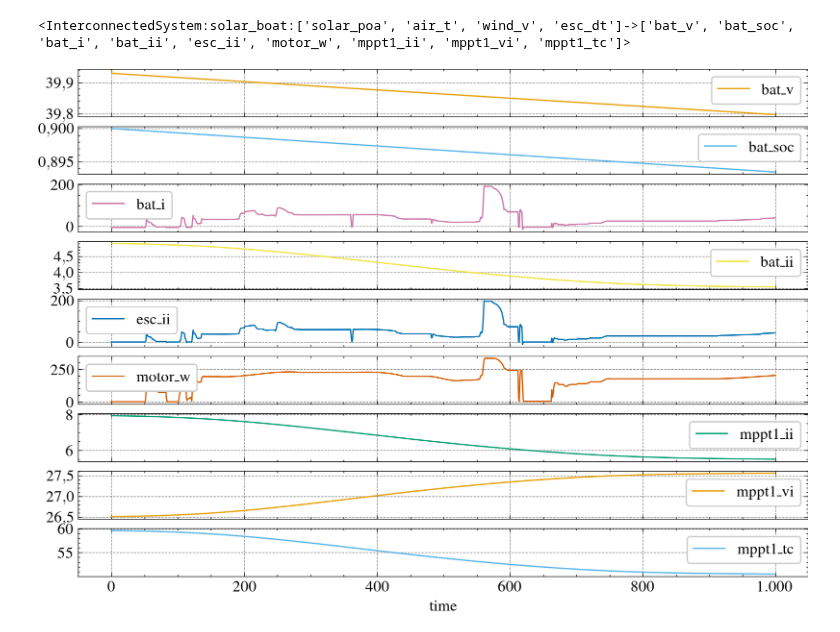
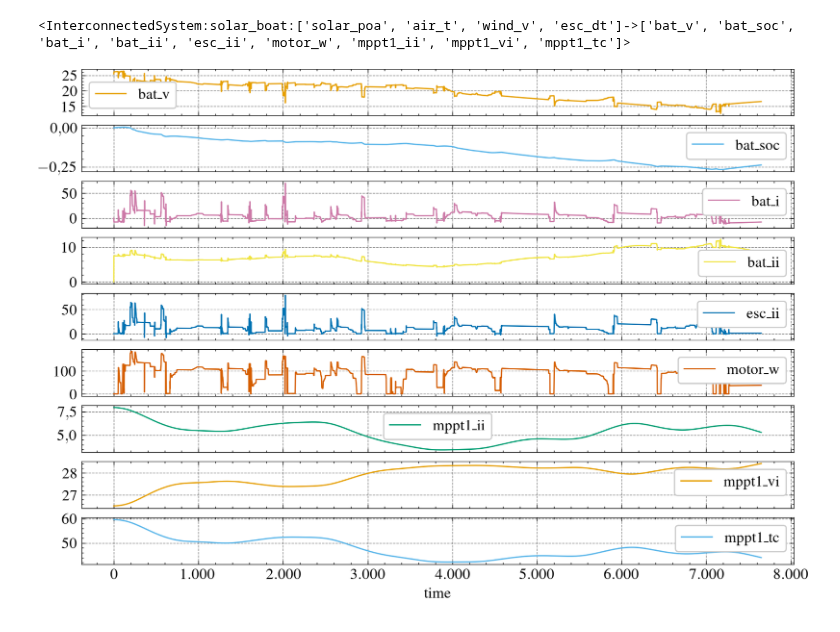
Before and after one commit to joaoantoniocardoso/solarboat_simulator, a Jupyter notebook: models/2020/boat/boat_continuous.ipynb, the cells around one changed output. Drawn from its saved outputs; the diff is of its cells as text; code cells hidden in the pictures.

```diff
--- a/models/2020/propulsion/boat.ipynb
+++ b/models/2020/boat/boat_continuous.ipynb
@@ -751,26 +802,32 @@ battery_params = { # From: nonideal_modeL_continuous_curve_fitting.ipynb
 # %%
-# current = 1
-# battery_params = {
-#     'bat_eta': 1.0,
-#     'bat_Q': current * 3600,
-#     'bat_R_0': 0.00,
-#     'bat_R_1': 1e-9,
-#     'bat_C_1': 1e-9,
-#     'bat_coeffs': [1]
-# }
+battery_params = { # From: modelling_battery_nonlinear-sprint-dataset.ipynb
+    'bat_eta': 1,
+    'bat_Q': 38 * 3600,
+    'bat_R_0': 0.07688995265604726,
+    'bat_R_1': 0.007914593252093682,
+    'bat_C_1': 22.97248164632932,
+    'bat_coeffs': [25.4633167882052, 37.126691660372906, -21.115645449324788, -30.02431761749073, 29.382700604694268],
+}
 
-# # battery_params['bat_Q'] = current*3600
+battery = Battery.build(battery_params)
+print(battery)
 
-# battery = Battery.build(battery_params)
+current = battery_params['bat_Q'] / 3600
+print(f'current: {current}')
 
-# T = np.arange(0, 3600)
+T = np.arange(0, 3600)
 
-# U = (current * np.ones(len(T))).T
+U = (current * np.ones(len(T))).T
 
-# X0 = np.zeros(battery.nstates)
+X0 = np.zeros(battery.nstates)
 # X0[battery.state_index['battery_linear_part_SOC']] = 1
+X0[battery.state_index['SOC']] = 1
 
-# res = ct.input_output_response(battery, T=T, U=U, X0=X0, solve_ivp_method="Radau").to_pandas()
+res = ct.input_output_response(battery, T=T, U=U, X0=X0, solve_ivp_method="Radau").to_pandas()
 
-# res['SOC'].plot()
+res['SOC'].plot()
 # res['battery_linear_part_I_R1'].plot()
+plt.legend()
+
+plt.figure()
+res['V'].plot()
@@ -1098,23 +1190,24 @@ SolarBoat.build(solar_boat_params)
 # %%
 df = dfa.copy(deep=True)#.resample('30min').mean()
-df = df.iloc[:1000]
+# df = df.iloc[:1000]
 
 # Time array
 T = (df.index[1] - df.index[0]).to_numpy().astype(np.float64) * 1e-9   # simulation time in seconds
 lenT = len(df.index)
 T = np.linspace(0, lenT * T, lenT, endpoint=False)  # Recreate the time array because of numerical issues from the index datetime to float transformation
 
 # Data
 U = df[['solar_poa', 'air_t', 'wind_v', 'esc_dt']].to_numpy().T
 
 solar_boat = SolarBoat.build(solar_boat_params)
 
 X0 = np.zeros(solar_boat.nstates)
-X0[solar_boat.state_index['battery_battery_linear_part_SOC']] = 0.9
+# X0[solar_boat.state_index['battery_battery_linear_part_SOC']] = 1
+X0[electric_boat.state_index['battery_SOC']] = 1
 
 res = ct.input_output_response(solar_boat, T=T, U=U, X0=X0, method='Radau')
 ydata = res.to_pandas().set_index('time')[res.output_labels]
 
 ydata.plot(subplots=True, figsize=(10,7));
 # %% [output]
-[figure, old version]
+[figure, new version]
```
Also changed, not shown: parts of 11 cells of this notebook, 13 other files.
